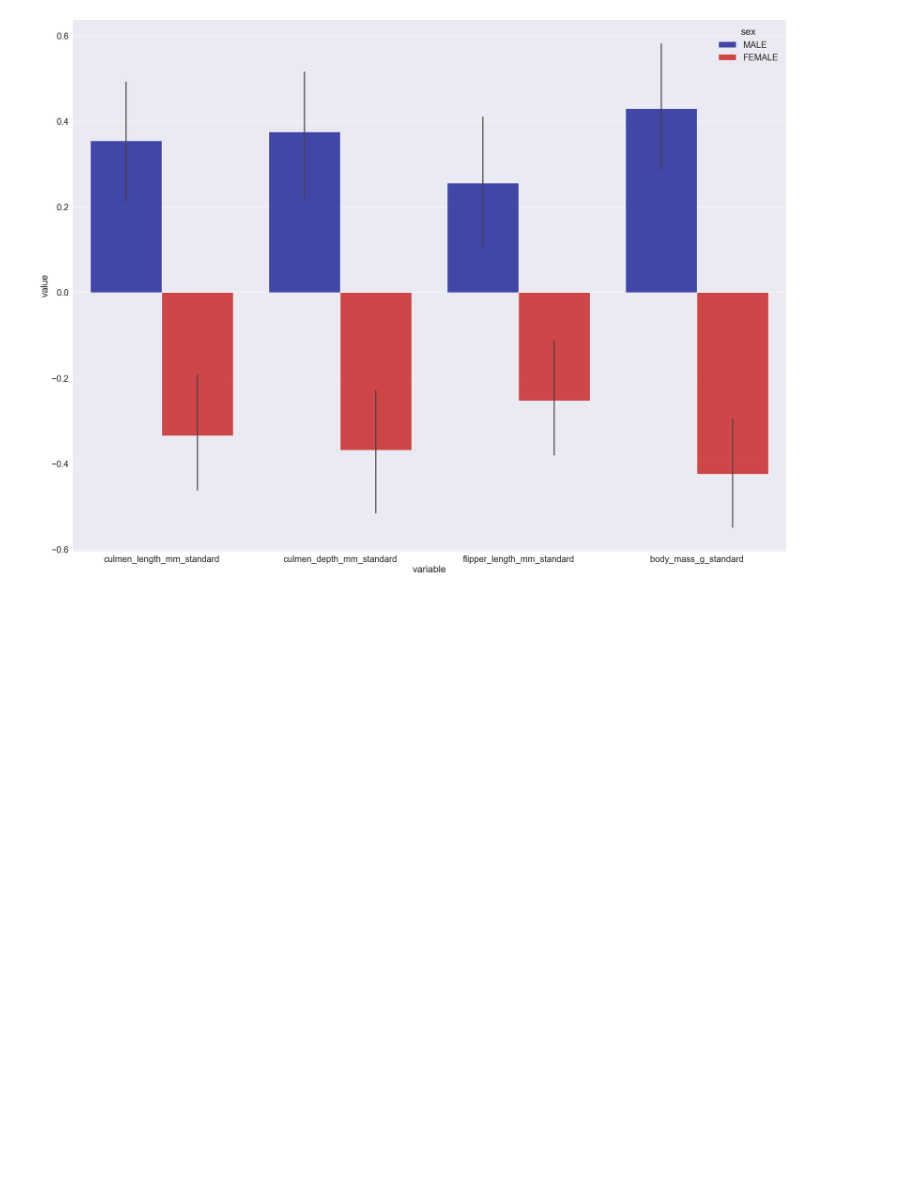
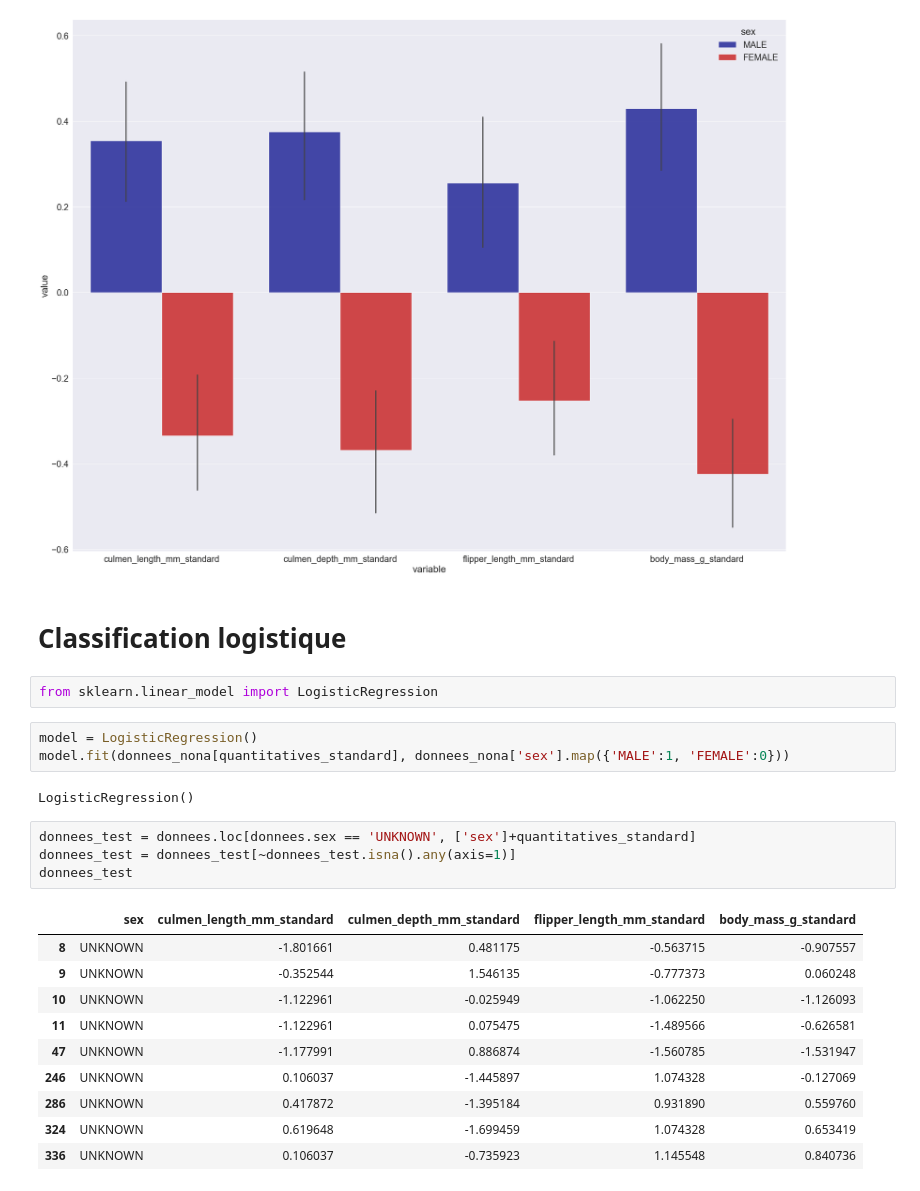
Before and after one commit to Logeodev/Course-MachineLearning, a Jupyter notebook: AnalyseExploratoire/Pinguins--Analyse exploratoire des données copy.ipynb, the cells around one changed output. Saved outputs shown, nothing was run; the diff lists cells and outputs as text; blank space fills up the shorter version.

```diff
--- a/AnalyseExploratoire/Pinguins--Analyse exploratoire des données copy.ipynb
+++ b/AnalyseExploratoire/Pinguins--Analyse exploratoire des données copy.ipynb
@@ -194,3 +194,27 @@ plt.figure(figsize=(32,24))
 gbarplot = sns.barplot(x='variable',y='value',hue='sex', data=donnees_melt,palette=palette,alpha=0.8,estimator='mean')
 # %% [output]
 [figure]
+# %% [markdown]
+# Classification logistique
+# %%
+from sklearn.linear_model import LogisticRegression
+# %%
+model = LogisticRegression()
+model.fit(donnees_nona[quantitatives_standard], donnees_nona['sex'].map({'MALE':1, 'FEMALE':0}))
+# %% [output]
+LogisticRegression()
+# %%
+donnees_test = donnees.loc[donnees.sex == 'UNKNOWN', ['sex']+quantitatives_standard]
+donnees_test = donnees_test[~donnees_test.isna().any(axis=1)]
+donnees_test
+# %% [output]
+|  | sex | culmen_length_mm_standard | culmen_depth_mm_standard | flipper_length_mm_standard | body_mass_g_standard |
+| 8 | UNKNOWN | -1.801661 | 0.481175 | -0.563715 | -0.907557 |
+| 9 | UNKNOWN | -0.352544 | 1.546135 | -0.777373 | 0.060248 |
+| 10 | UNKNOWN | -1.122961 | -0.025949 | -1.062250 | -1.126093 |
+| 11 | UNKNOWN | -1.122961 | 0.075475 | -1.489566 | -0.626581 |
+| 47 | UNKNOWN | -1.177991 | 0.886874 | -1.560785 | -1.531947 |
+| 246 | UNKNOWN | 0.106037 | -1.445897 | 1.074328 | -0.127069 |
+| 286 | UNKNOWN | 0.417872 | -1.395184 | 0.931890 | 0.559760 |
+| 324 | UNKNOWN | 0.619648 | -1.699459 | 1.074328 | 0.653419 |
+| 336 | UNKNOWN | 0.106037 | -0.735923 | 1.145548 | 0.840736 |
```
Also changed, not shown: parts of 4 cells of this notebook, 1 other file.
